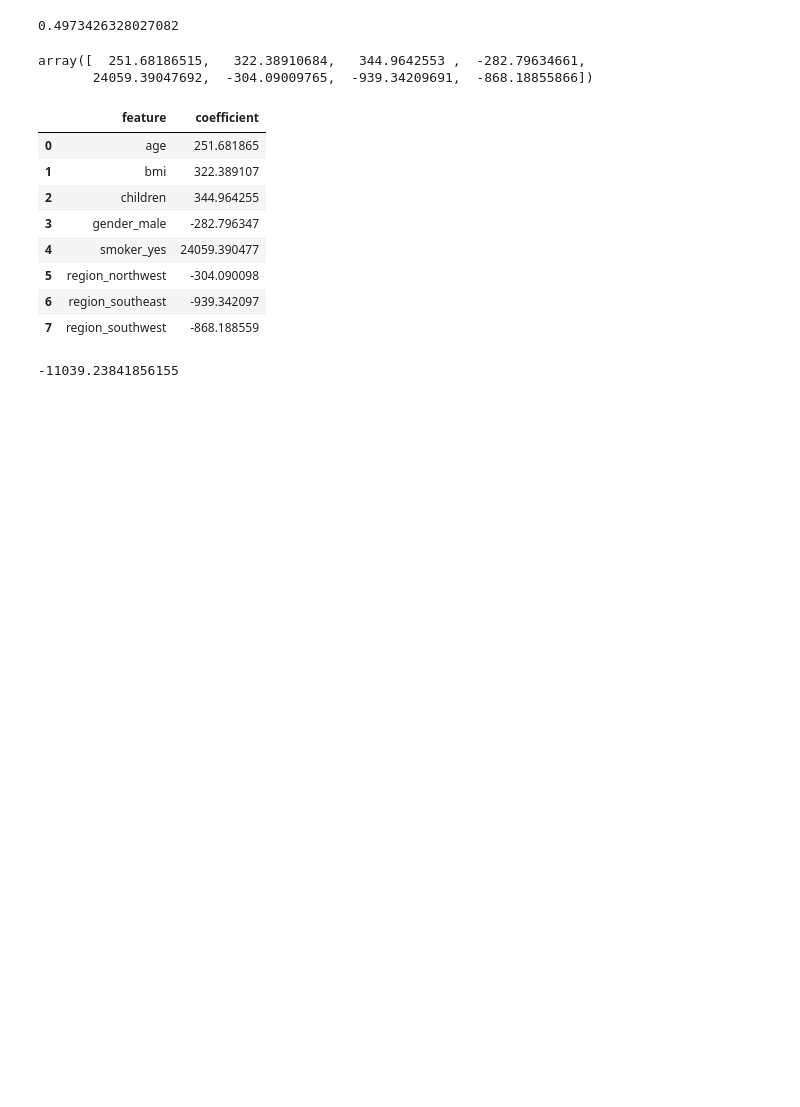
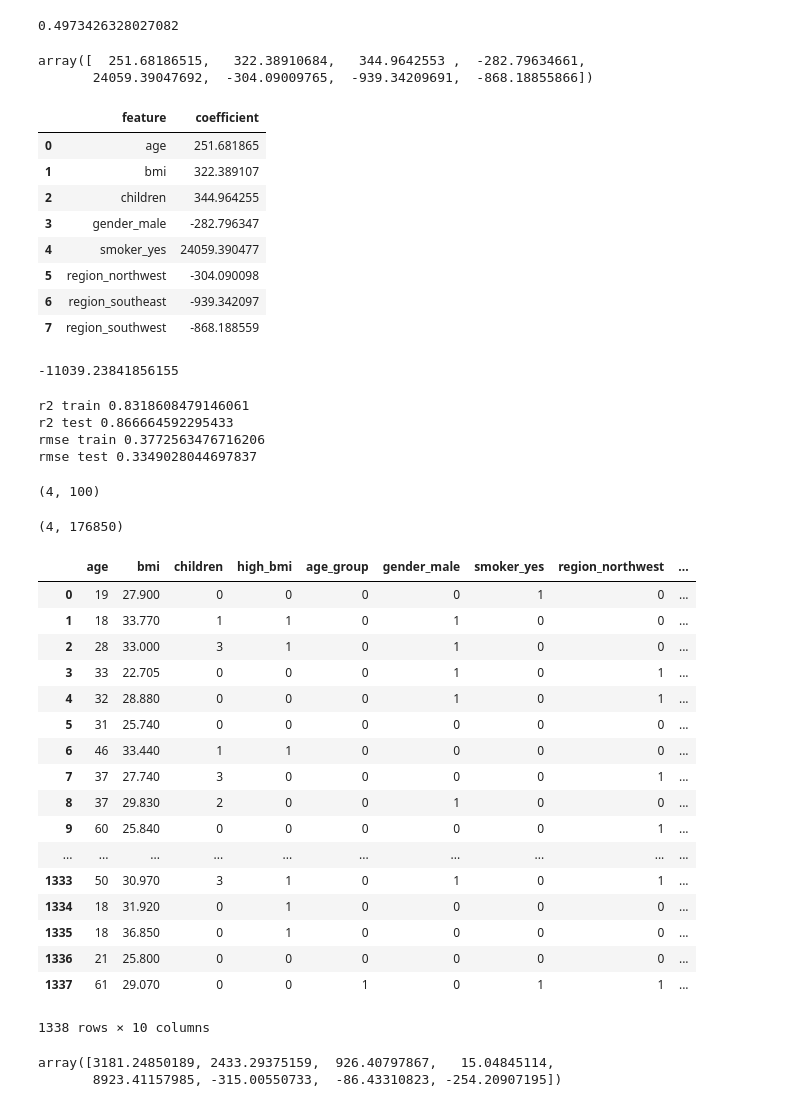
Before and after one commit to sohanlal1234/machine-learning, a Jupyter notebook: demos/Day 1 - regression problem.ipynb, the cells around one changed output. Drawn from its saved outputs; the diff is of its cells as text; code cells hidden in the pictures; blank space fills up the shorter version.

```diff
--- a/demos/Day 1 - regression problem.ipynb
+++ b/demos/Day 1 - regression problem.ipynb
@@ -184,0 +187,74 @@ est.intercept_
+# %%
+target = "charges"
+
+y = np.log(df[target])
+X = df.drop(columns=[target])
+X["high_bmi"] = np.where(X.bmi>30, 1, 0)
+X["age_group"] = np.where(X.age>60, 1, 0)
+
+
+X = pd.get_dummies(X, drop_first=True)
+
+X_train, X_test, y_train, y_test = model_selection.train_test_split(X.values.astype("float")
+                                    , y , test_size = 0.3, random_state = 1)
+
+
+
+poly = preprocessing.PolynomialFeatures(degree=2, include_bias=False)
+X_train = poly.fit_transform(X_train)
+X_test = poly.fit_transform(X_test)
+
+scaler = preprocessing.StandardScaler()
+X_train = scaler.fit_transform(X_train)
+X_test = scaler.transform(X_test)
+
+est = linear_model.SGDRegressor(random_state=1, eta0=0.001, tol=1e-5, learning_rate="constant"
+                            , max_iter= 10000)
+est.fit(X_train, y_train)
+
+y_train_pred = est.predict(X_train)
+y_test_pred = est.predict(X_test)
+
+print("r2 train", metrics.r2_score(y_train, y_train_pred))
+print("r2 test", metrics.r2_score(y_test, y_test_pred))
+
+print("rmse train", np.sqrt(metrics.mean_squared_error(y_train, y_train_pred)))
+print("rmse test", np.sqrt(metrics.mean_squared_error(y_test, y_test_pred)))
+# %% [output]
+r2 train 0.8318608479146061
+r2 test 0.866664592295433
+rmse train 0.3772563476716206
+rmse test 0.3349028044697837
+# %%
+a = np.random.random((4, 100))
+print(a.shape)
+preprocessing.PolynomialFeatures(degree=3,include_bias=False).fit_transform(a).shape
+# %% [output]
+(4, 100)
+(4, 176850)
+# %%
+X
+# %% [output]
+|  | age | bmi | children | high_bmi | age_group | gender_male | smoker_yes | region_northwest | ... |
+| 0 | 19 | 27.900 | 0 | 0 | 0 | 0 | 1 | 0 | ... |
+| 1 | 18 | 33.770 | 1 | 1 | 0 | 1 | 0 | 0 | ... |
+| 2 | 28 | 33.000 | 3 | 1 | 0 | 1 | 0 | 0 | ... |
+| 3 | 33 | 22.705 | 0 | 0 | 0 | 1 | 0 | 1 | ... |
+| 4 | 32 | 28.880 | 0 | 0 | 0 | 1 | 0 | 1 | ... |
+| 5 | 31 | 25.740 | 0 | 0 | 0 | 0 | 0 | 0 | ... |
+| 6 | 46 | 33.440 | 1 | 1 | 0 | 0 | 0 | 0 | ... |
+| 7 | 37 | 27.740 | 3 | 0 | 0 | 0 | 0 | 1 | ... |
+| 8 | 37 | 29.830 | 2 | 0 | 0 | 1 | 0 | 0 | ... |
+| 9 | 60 | 25.840 | 0 | 0 | 0 | 0 | 0 | 1 | ... |
+| ... | ... | ... | ... | ... | ... | ... | ... | ... | ... |
+| 1333 | 50 | 30.970 | 3 | 1 | 0 | 1 | 0 | 1 | ... |
+| 1334 | 18 | 31.920 | 0 | 1 | 0 | 0 | 0 | 0 | ... |
+| 1335 | 18 | 36.850 | 0 | 1 | 0 | 0 | 0 | 0 | ... |
+| 1336 | 21 | 25.800 | 0 | 0 | 0 | 0 | 0 | 0 | ... |
+| 1337 | 61 | 29.070 | 0 | 0 | 1 | 0 | 1 | 1 | ... |
+1338 rows × 10 columns
+# %%
+est.coef_
+# %% [output]
+array([3181.24850189, 2433.29375159,  926.40797867,   15.04845114,
+       8923.41157985, -315.00550733,  -86.43310823, -254.20907195])
```
Also changed, not shown: parts of 17 cells of this notebook, 2 other files.
